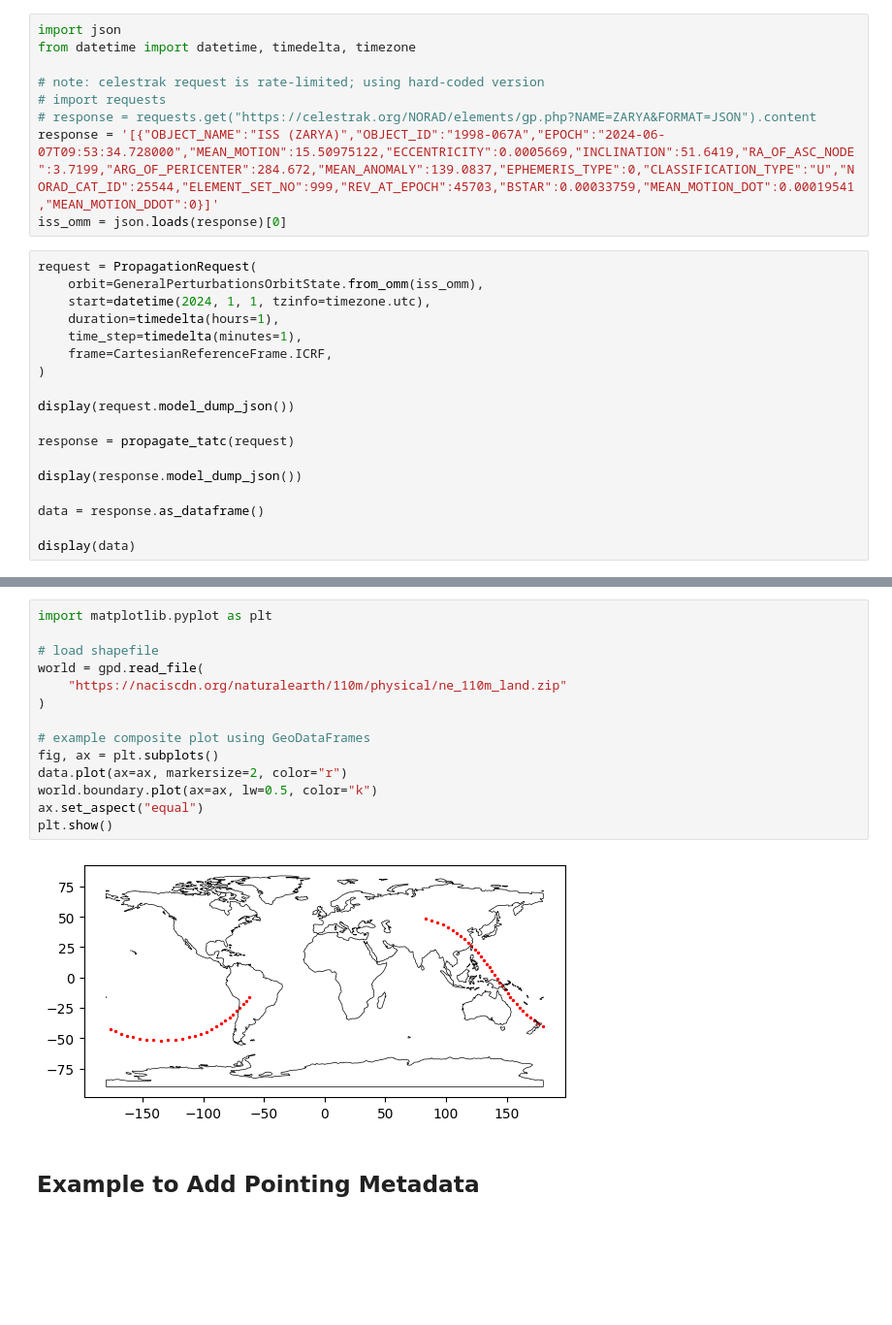
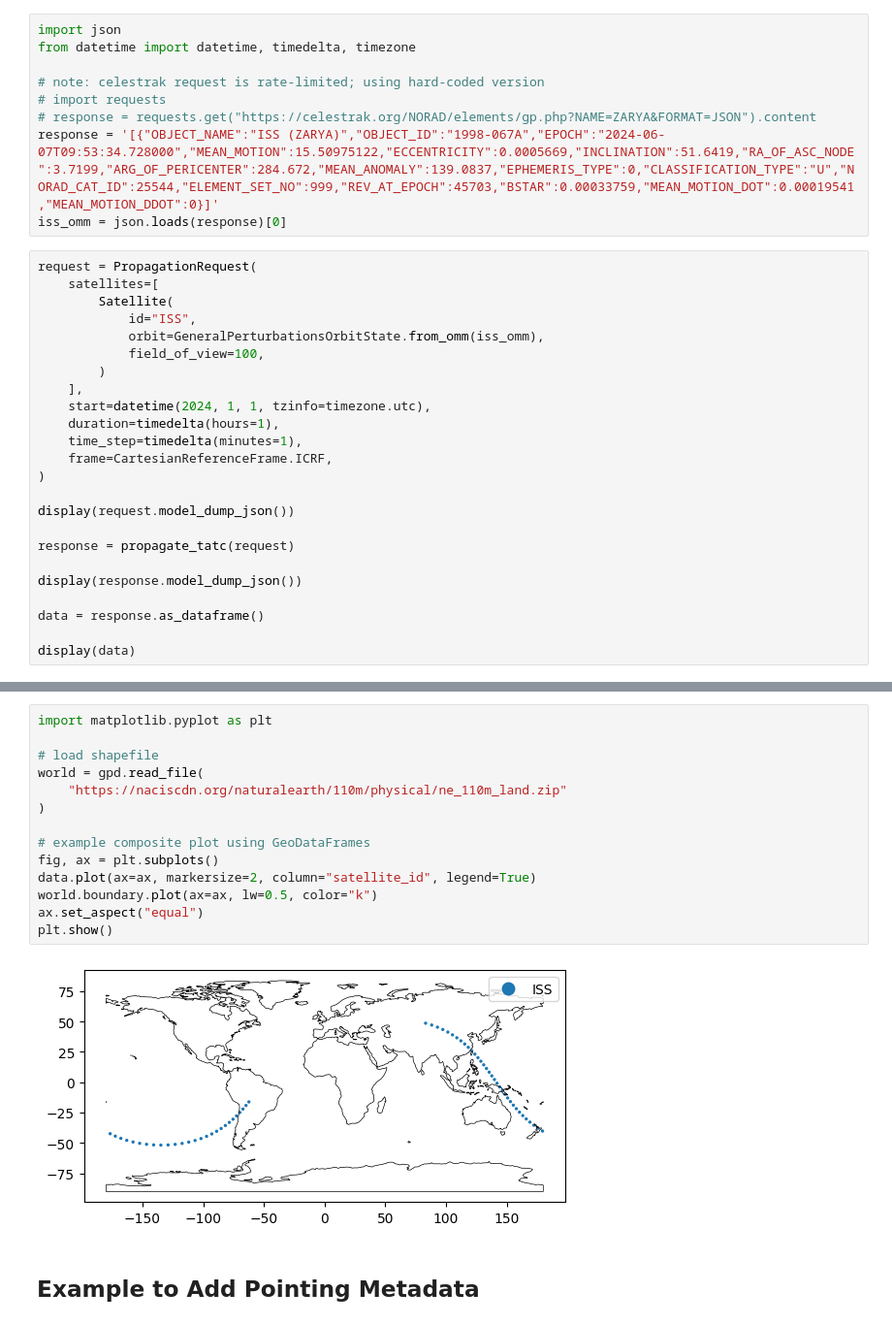
Before and after one commit to eose-tools-org/eose-api, a Jupyter notebook: src/tatc-propagation-example.ipynb, the cells around one changed output, grey strips where cells are left out. Shown at 97% size. Drawn from its saved outputs; the diff is of its cells as text; blank space fills up the shorter version.

```diff
--- a/src/tatc-propagation-example.ipynb
+++ b/src/tatc-propagation-example.ipynb
@@ -57,7 +71,13 @@ response = '[{"OBJECT_NAME":"ISS (ZARYA)","OBJECT_ID":"1998-067A","EPOCH":"2024-
 iss_omm = json.loads(response)[0]
 # %%
 request = PropagationRequest(
-    orbit=GeneralPerturbationsOrbitState.from_omm(iss_omm),
+    satellites=[
+        Satellite(
+            id="ISS",
+            orbit=GeneralPerturbationsOrbitState.from_omm(iss_omm),
+            field_of_view=100,
+        )
+    ],
     start=datetime(2024, 1, 1, tzinfo=timezone.utc),
     duration=timedelta(hours=1),
     time_step=timedelta(minutes=1),
@@ -92,19 +112,19 @@ display(data)
 # %%
 import matplotlib.pyplot as plt
 
 # load shapefile
 world = gpd.read_file(
     "https://naciscdn.org/naturalearth/110m/physical/ne_110m_land.zip"
 )
 
 # example composite plot using GeoDataFrames
 fig, ax = plt.subplots()
-data.plot(ax=ax, markersize=2, color="r")
+data.plot(ax=ax, markersize=2, column="satellite_id", legend=True)
 world.boundary.plot(ax=ax, lw=0.5, color="k")
 ax.set_aspect("equal")
 plt.show()
 # %% [output]
-[figure, old version]
+[figure, new version]
 # %% [markdown]
 ## Example to Add Pointing Metadata
 # %%
```
Also changed, not shown: parts of 4 cells of this notebook, 8 other files.
